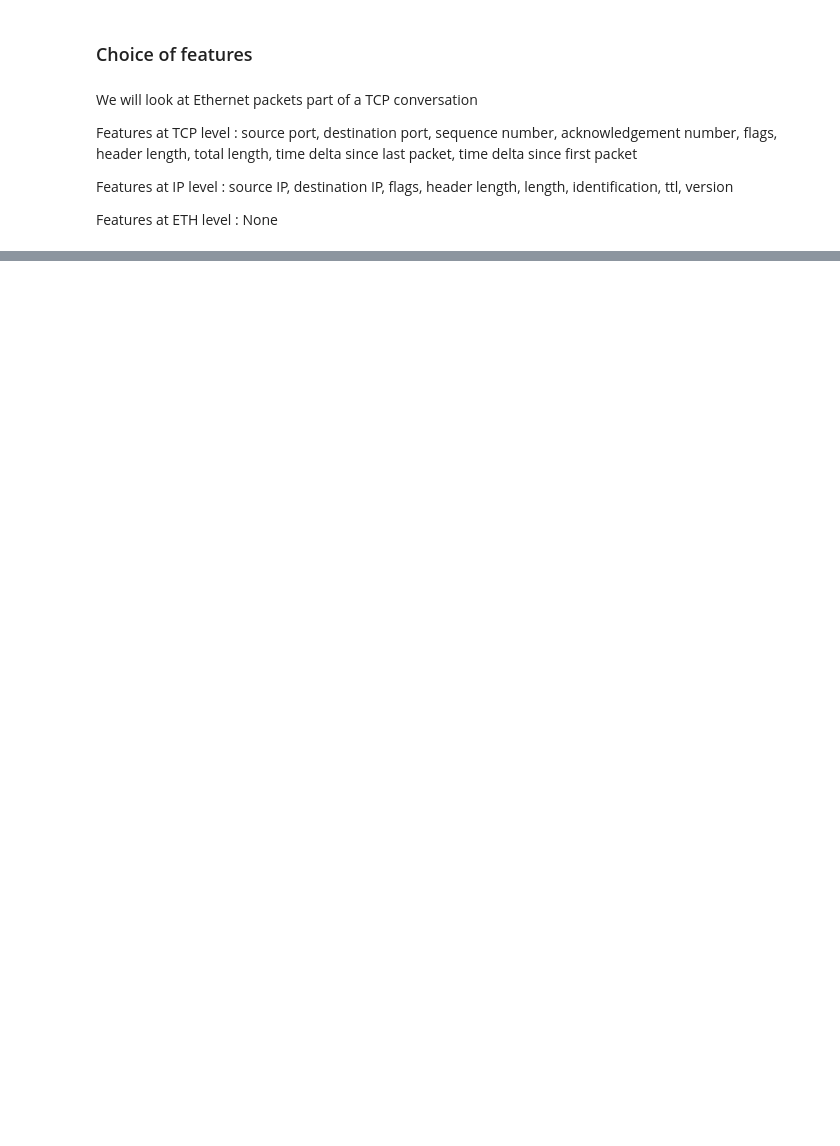
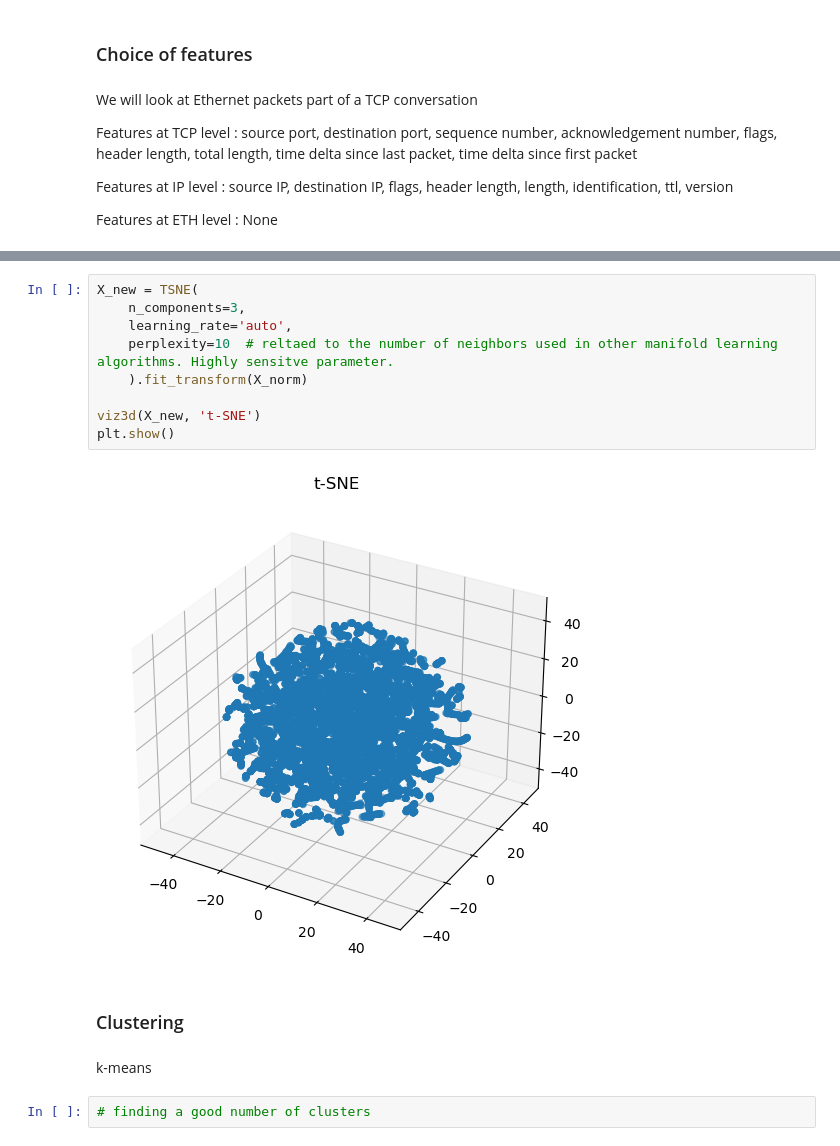
Before and after one commit to BenjaminDeporte/Cyber, a Jupyter notebook: code/unsupervised_learning.ipynb, the cells around one changed output, grey strips where cells are left out. Cells and saved outputs as stored; diff of their text form; blank space fills up the shorter version.

```diff
--- a/code/unsupervised_learning.ipynb
+++ b/code/unsupervised_learning.ipynb
@@ -100,0 +200,17 @@ memory usage: 18.3 KB
+# %%
+X_new = TSNE(
+    n_components=3,
+    learning_rate='auto',
+    perplexity=10  # reltaed to the number of neighbors used in other manifold learning algorithms. Highly sensitve parameter.
+    ).fit_transform(X_norm)
+
+viz3d(X_new, 't-SNE')
+plt.show()
+# %% [output]
+[figure, added]
+# %% [markdown]
+### Clustering
+# %% [markdown]
+k-means
+# %%
+# finding a good number of clusters
```
Also changed, not shown: parts of 16 cells of this notebook, 3 other files.
